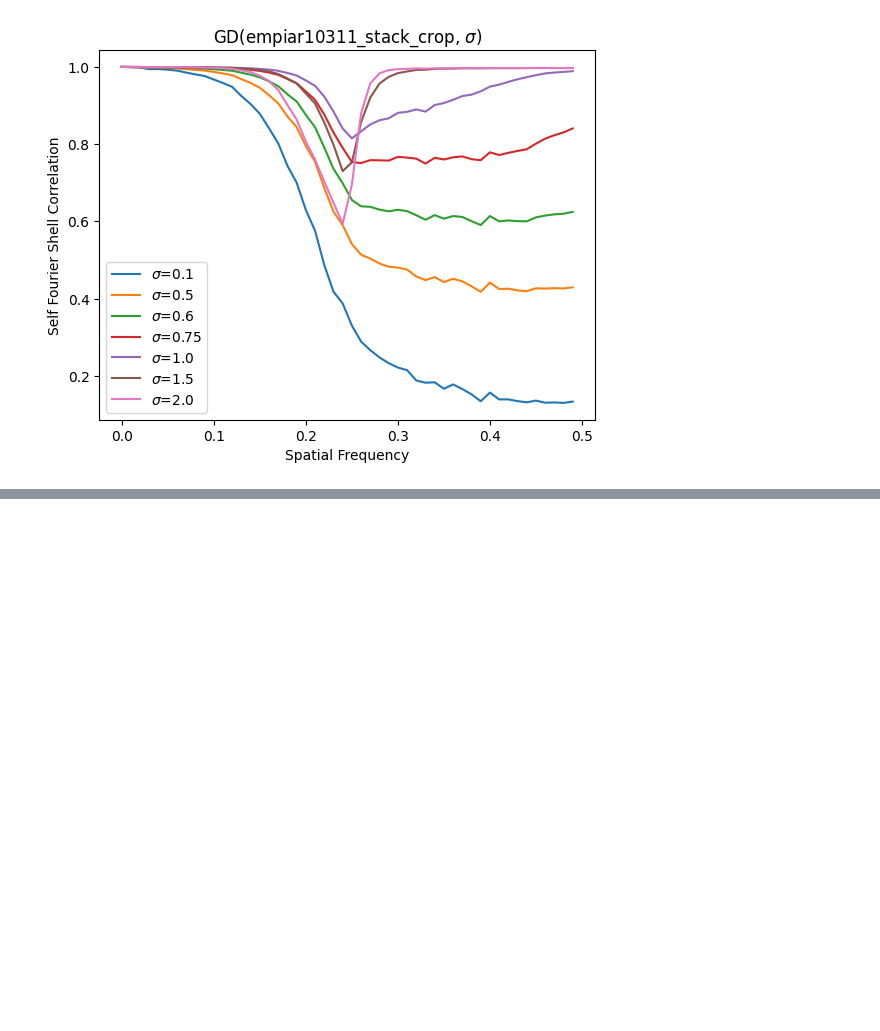
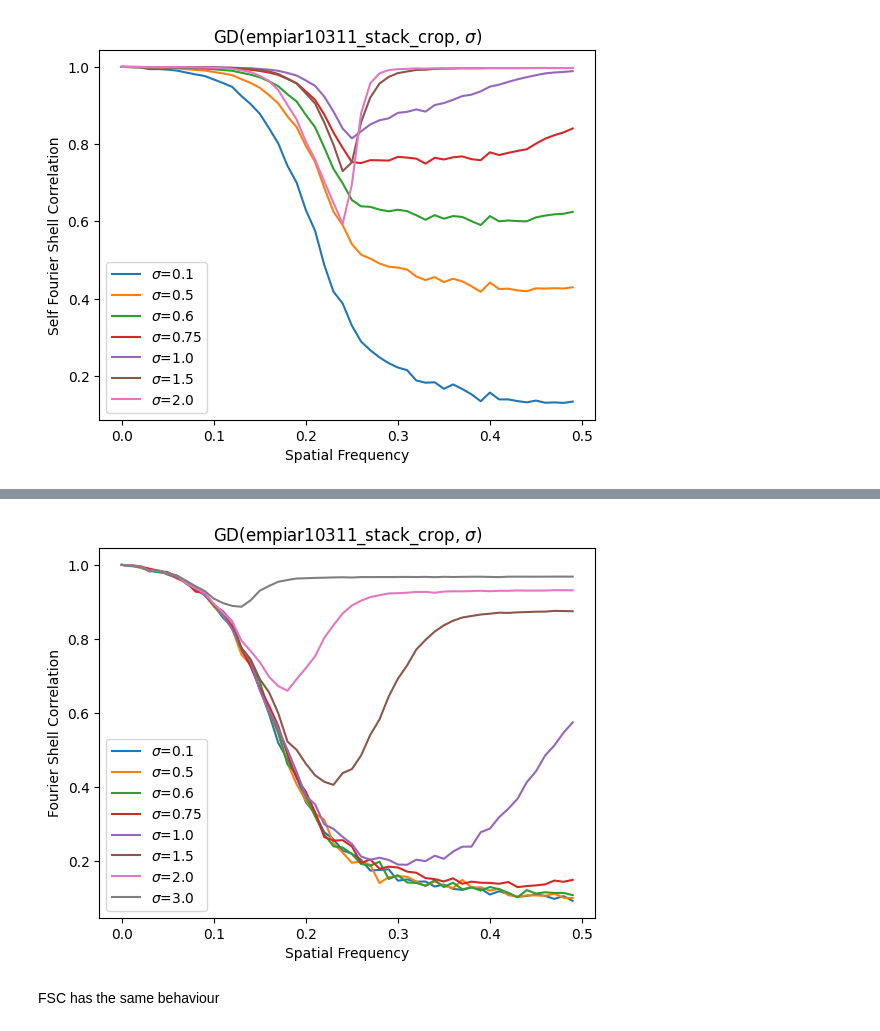
Before and after one commit to vicente-gonzalez-ruiz/denoising_analysis_using_FSC, a Jupyter notebook: figs/FSC__vs__sigma_GD__empiar10311_stack_crop.ipynb, the cells around one changed output, grey strips where cells are left out. Cells and saved outputs as stored; diff of their text form; code cells hidden in the pictures; blank space fills up the shorter version.

```diff
--- a/figs/FSC__vs__sigma_GD__empiar10311_stack_crop.ipynb
+++ b/figs/FSC__vs__sigma_GD__empiar10311_stack_crop.ipynb
@@ -161,0 +193,16 @@ plt.show()
+# %%
+curve = []
+sigmas = [0.1, 0.5, 0.6, 0.75, 1.0, 1.5, 2.0, 3.0]
+for i in sigmas:
+    total_c_avg = 0
+    noise_1 = utils.gaussian_noise(vol.shape, sigma=100)
+    noise_2 = utils.gaussian_noise(vol.shape, sigma=100)
+    noisy_vol_1 = vol + noise_1
+    noisy_vol_2 = vol + noise_2
+    kernel = get_kernel_coeffs(i)
+    denoised_vol_1 = denoiser.filter(noisy_vol_1, kernel)
+    denoised_vol_2 = denoiser.filter(noisy_vol_2, kernel)
+    freq, c_avg = fsc.get_FSC_curve(denoised_vol_1, denoised_vol_2)
+    #print(freq.shape, c_avg.shape)
+    curve.append(c_avg)
+    print(i, end=' ')
@@ -161,0 +277,13 @@ plt.show()
+# %%
+plt.title("GD(" + vol_name + ", $\sigma$)")
+plt.xlabel("Spatial Frequency")
+plt.ylabel("Fourier Shell Correlation")
+for i in range(len(sigmas)):
+    plt.plot(freq, curve[i], label=f"$\sigma$={sigmas[i]}")
+plt.legend()
+plt.savefig(vol_name + "_GD__VS__SFSC" + ".svg")
+plt.show()
+# %% [output]
+[figure, added]
+# %% [markdown]
+FSC has the same behaviour
```
Also changed, not shown: parts of 6 cells of this notebook.
